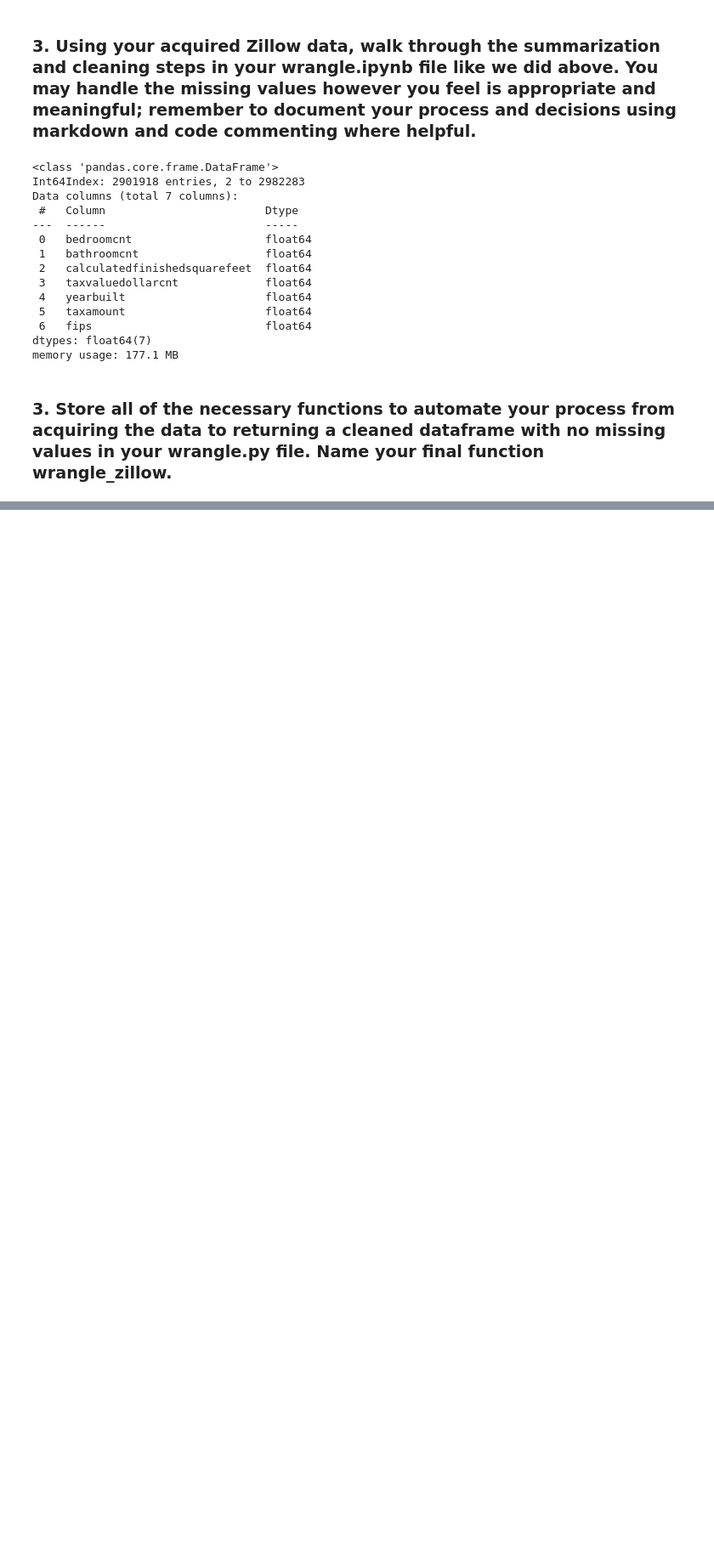
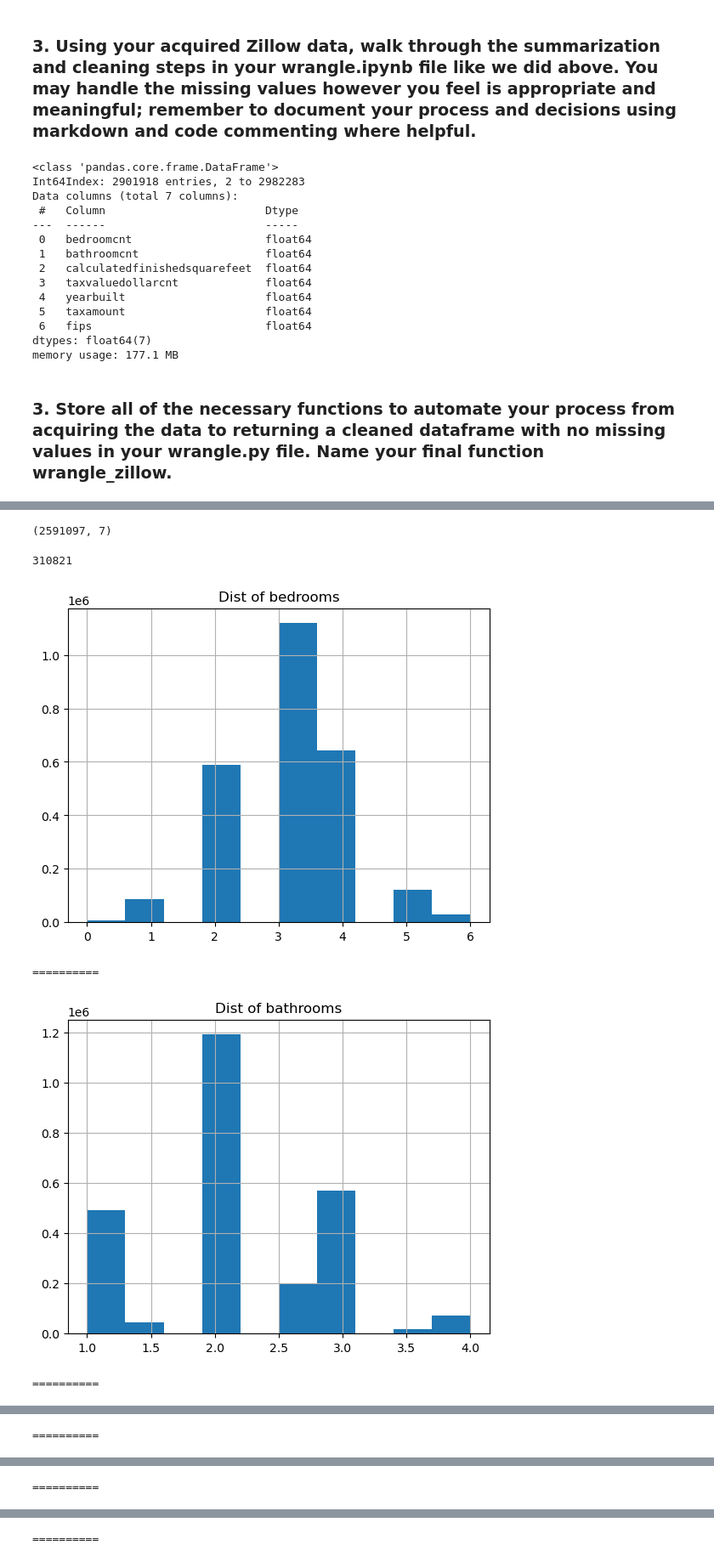
Before and after one commit to Garrett-Arnett/regression-exercises, a Jupyter notebook: zillow.ipynb, the cells around one changed output, grey strips where cells are left out. Shown at 85% size. Saved outputs shown, nothing was run; the diff lists cells and outputs as text; code cells hidden in the pictures; blank space fills up the shorter version.

```diff
--- a/zillow.ipynb
+++ b/zillow.ipynb
@@ -94,0 +175,24 @@ memory usage: 177.1 MB
+# %%
+col_qs = {}
+for col in cols:
+    col_qs[col] = q1, q3 = df[col].quantile([0.25, 0.75])
+# %%
+def remove_outliers(df, col_list, k=1.5):
+    '''
+    remove outliers from a dataframe based on a list of columns
+    using the tukey method.
+    returns a single dataframe with outliers removed
+    '''
+    col_qs = {}
+    for col in col_list:
+        col_qs[col] = q1, q3 = df[col].quantile([0.25, 0.75])
+    for col in col_list:
+        iqr = col_qs[col][0.75] - col_qs[col][0.25]
+        lower_fence = col_qs[col][0.25] - (k*iqr)
+        upper_fence = col_qs[col][0.75] + (k*iqr)
+        print(type(lower_fence))
+        print(lower_fence)
+        df = df[(df[col] > lower_fence) & (df[col] < upper_fence)]
+    return df
+# %%
+smol_df = remove_outliers(df, cols)
@@ -94,0 +214,21 @@ memory usage: 177.1 MB
+# %%
+smol_df.shape
+# %% [output]
+(2591097, 7)
+# %%
+df.shape[0] - smol_df.shape[0]
+# %% [output]
+310821
+# %%
+df = smol_df
+# %%
+for col in cols:
+    df[col].hist()
+    plt.title(f'Dist of {col}')
+    plt.show()
+    print('==========')
+# %% [output]
+[figure, added]
+==========
+[figure, added]
+==========
@@ -94,0 +236 @@ memory usage: 177.1 MB
+==========
@@ -94,0 +238 @@ memory usage: 177.1 MB
+==========
@@ -94,0 +240 @@ memory usage: 177.1 MB
+==========
```
Also changed, not shown: parts of 24 cells of this notebook.
